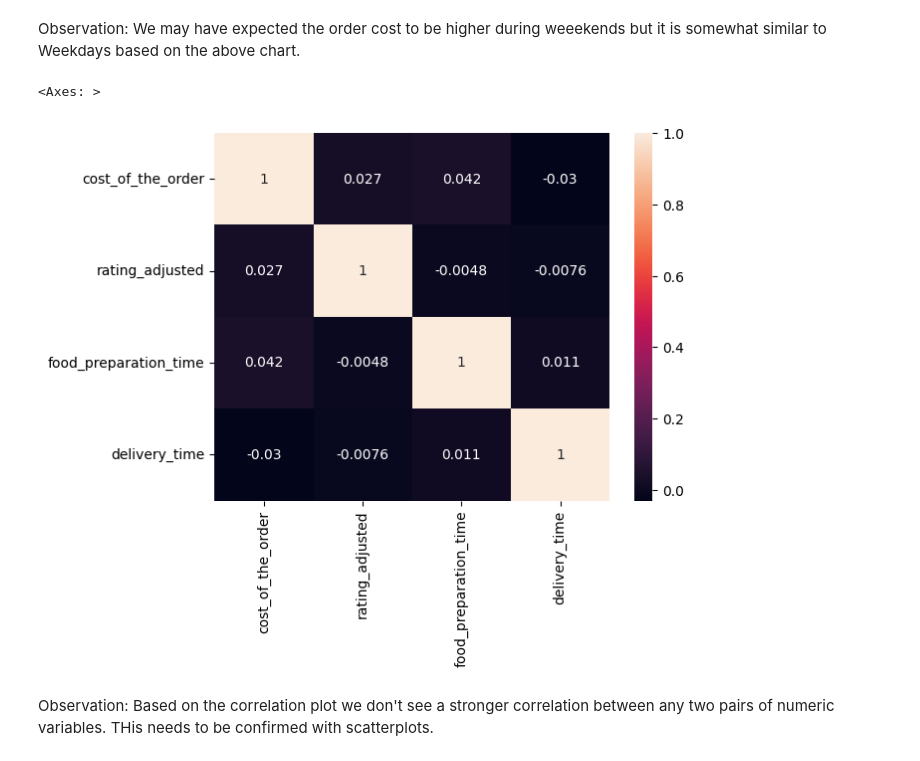
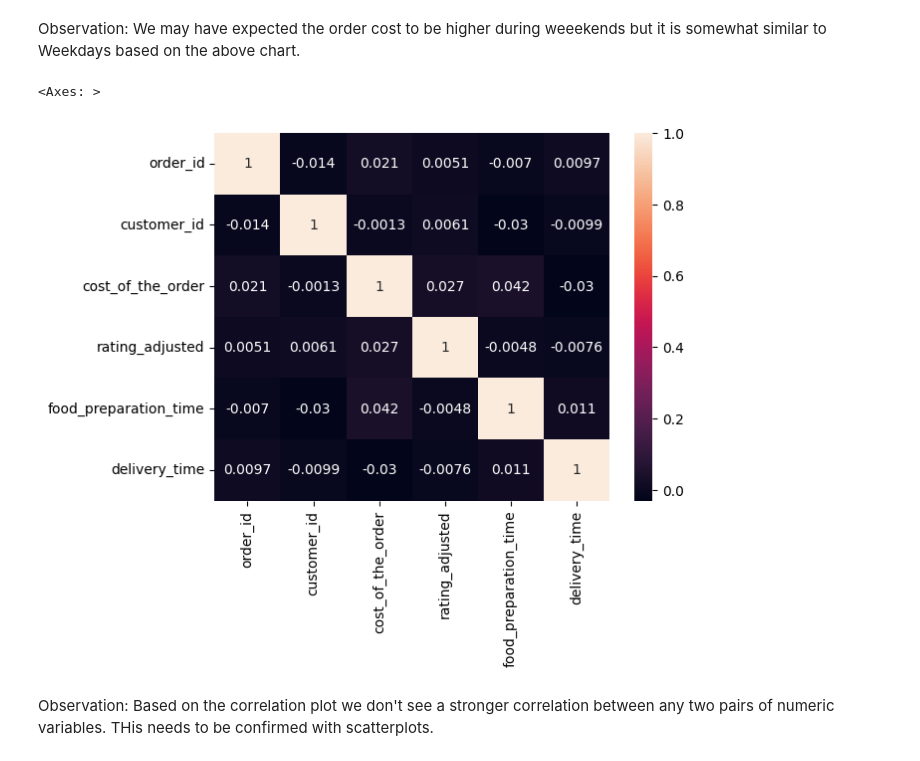
Before and after one commit to AkshayGovindaraj/Computational-Statistics, a Jupyter notebook: pyf_project_learner_notebook_full_codev2.ipynb, the cells around one changed output. Drawn from its saved outputs; the diff is of its cells as text; code cells hidden in the pictures.

```diff
--- a/pyf_project_learner_notebook_full_codev2.ipynb
+++ b/pyf_project_learner_notebook_full_codev2.ipynb
@@ -380,10 +380,10 @@ sns.histplot(data=df, x='cost_of_the_order', hue='day_of_the_week', binwidth =1,
 # %% [markdown]
 Observation: We may have expected the order cost to be higher during weeekends but it is somewhat similar to Weekdays based on the above chart.
 # %%
-sns.heatmap(data=df[['cost_of_the_order', 'rating_adjusted', 'food_preparation_time', 'delivery_time']].corr(), annot=True)
+sns.heatmap(data=df[['order_id', 'customer_id','cost_of_the_order', 'rating_adjusted', 'food_preparation_time', 'delivery_time']].corr(), annot=True)
 # %% [output]
 <Axes: >
-[figure, old version]
+[figure, new version]
 # %% [markdown]
 Observation: Based on the correlation plot we don't see a stronger correlation between any two pairs of numeric variables. THis needs to be confirmed with scatterplots.
 # %%
```
Also changed, not shown: parts of 8 cells of this notebook.
